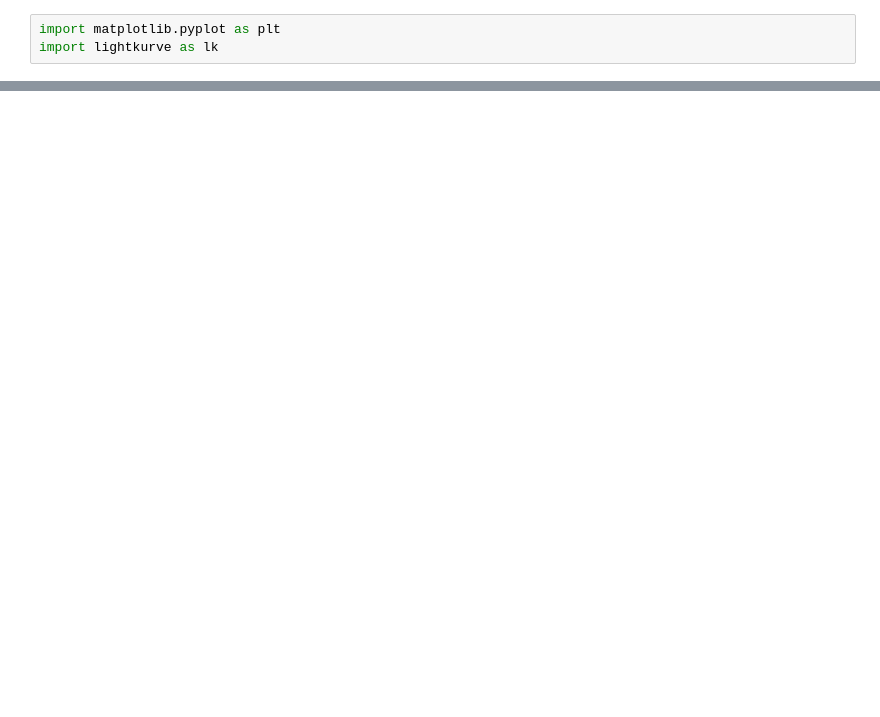
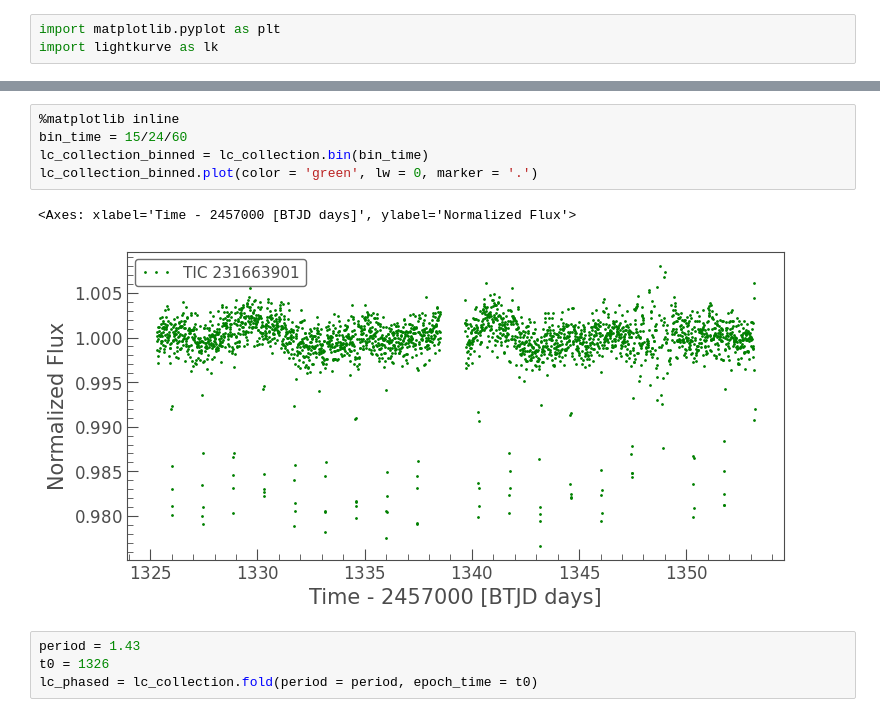
Before and after one commit to Signal-K/sytizen, a Jupyter notebook: deepnote/simpleKurves.ipynb, the cells around one changed output, grey strips where cells are left out. Cells and saved outputs as stored; diff of their text form; blank space fills up the shorter version.

Commit message:
🚛❤️ ↝ Phase folding setup on minimal notebook interface

```diff
--- a/deepnote/simpleKurves.ipynb
+++ b/deepnote/simpleKurves.ipynb
@@ -18,0 +15,12 @@ Error:
+# %%
+%matplotlib inline
+bin_time = 15/24/60
+lc_collection_binned = lc_collection.bin(bin_time)
+lc_collection_binned.plot(color = 'green', lw = 0, marker = '.')
+# %% [output]
+<Axes: xlabel='Time - 2457000 [BTJD days]', ylabel='Normalized Flux'>
+[figure, added]
+# %%
+period = 1.43
+t0 = 1326
+lc_phased = lc_collection.fold(period = period, epoch_time = t0)
```
Also changed, not shown: parts of 6 cells of this notebook.
